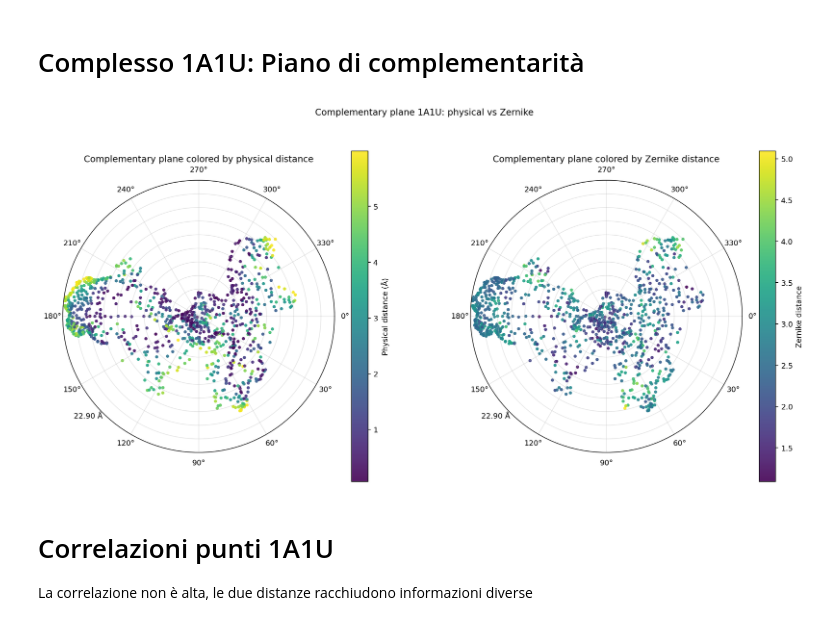
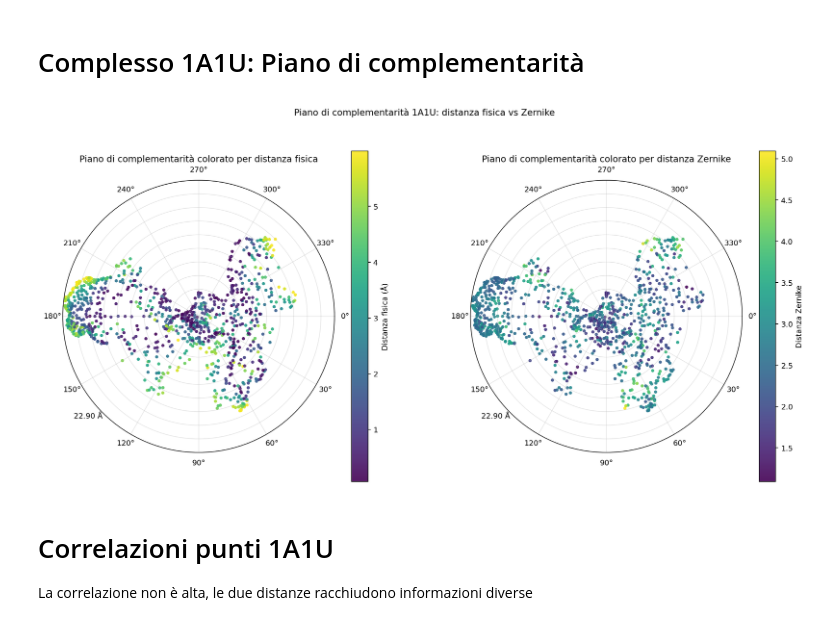
Before and after one commit to LuGiova/Zernike2D, a Jupyter notebook: metodology.ipynb, the cells around one changed output. Drawn from its saved outputs; the diff is of its cells as text; code cells hidden in the pictures.

```diff
--- a/metodology.ipynb
+++ b/metodology.ipynb
@@ -94,39 +94,39 @@ radial_labels = [''] * (len(ring_ticks) - 1) + [f'{circle_radius:.2f} Å']
 
 for ax in axes:
     ax.set_theta_zero_location('E')
     ax.set_theta_direction(-1)
     ax.set_rlim(0, circle_radius)
     ax.set_rticks(ring_ticks)
     ax.set_yticklabels(radial_labels)
     for label in ax.get_yticklabels():
         label.set_horizontalalignment('right')
         label.set_verticalalignment('top')
     ax.set_thetagrids(np.arange(0, 360, 30), labels=theta_labels)
     ax.grid(True, alpha=0.35)
     ax.set_rlabel_position(135)
 
 sc0 = axes[0].scatter(theta, radial, c=dfp[phys_col], cmap='viridis', s=18, alpha=0.9, edgecolors='none')
-axes[0].set_title('Complementary plane colored by physical distance')
+axes[0].set_title('Piano di complementarità colorato per distanza fisica')
 
 sc1 = axes[1].scatter(theta, radial, c=dfp[zernike_col], cmap='viridis', s=18, alpha=0.9, edgecolors='none')
-axes[1].set_title('Complementary plane colored by Zernike distance')
+axes[1].set_title('Piano di complementarità colorato per distanza Zernike')
 
 cbar0 = fig.colorbar(sc0, ax=axes[0])
-cbar0.set_label('Physical distance (Å)')
+cbar0.set_label('Distanza fisica (Å)')
 cbar1 = fig.colorbar(sc1, ax=axes[1])
-cbar1.set_label('Zernike distance')
+cbar1.set_label('Distanza Zernike')
 
-fig.suptitle('Complementary plane 1A1U: physical vs Zernike')
+fig.suptitle('Piano di complementarità 1A1U: distanza fisica vs Zernike')
 buffer = BytesIO()
 fig.savefig(buffer, format='png', dpi=180, bbox_inches='tight')
 buffer.seek(0)
 display(Image(data=buffer.getvalue()))
 out_dir = Path('relazione')
 out_dir.mkdir(parents=True, exist_ok=True)
 fig.savefig(out_dir / 'fig01_1a1u_complementary_plane.pdf', dpi=180, bbox_inches='tight')
 plt.close(fig)
 # %% [output]
-[figure, old version]
+[figure, new version]
 # %% [markdown]
 # Correlazioni punti 1A1U
 La correlazione non è alta, le due distanze racchiudono informazioni diverse
```
Also changed, not shown: parts of 1 cell of this notebook, 18 other files.
